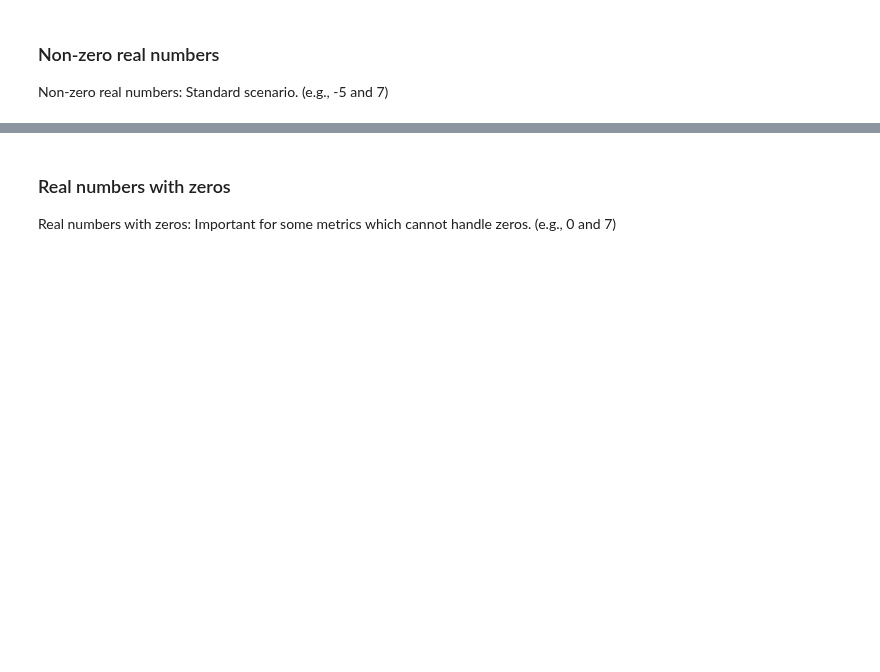
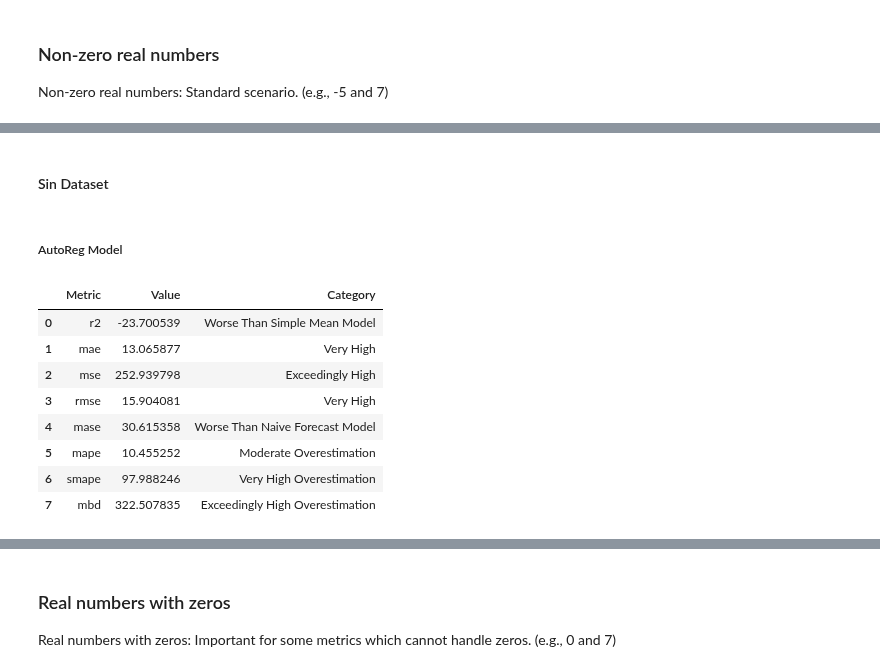
Before and after one commit to ranggakd/DAIly, a Jupyter notebook: ideas/regression_forecasting_metrics/Metrics_Exploration.ipynb, the cells around one changed output, grey strips where cells are left out. Drawn from its saved outputs; the diff is of its cells as text; code cells hidden in the pictures; blank space fills up the shorter version.

```diff
--- a/ideas/regression_forecasting_metrics/Metrics_Exploration.ipynb
+++ b/ideas/regression_forecasting_metrics/Metrics_Exploration.ipynb
@@ -762,0 +828,29 @@ y_cos = np.cos(np.linspace(0, 2 * np.pi, days)) * scale_factor + const
+# %% [markdown]
+#### Sin Dataset
+# %% [markdown]
+##### AutoReg Model
+# %%
+# Splitting the dataset into train and test sets
+train_size = len(sin_series)-30
+train, test = sin_series[:train_size], sin_series[train_size:]
+
+predictions = autoreg_predict(train, test)
+
+# Calculate metrics
+y_max, y_min = train.max(), train.min()
+display_metrics(test, predictions, train, y_max, y_min)
+
+# Visualization using plotly
+# display_forecast_plotly(train, test, predictions)
+# or Save visualization using Plotly as HTML file
+save_forecast_plotly(train, test, predictions, 'plots/num_non-zero_sin_ar.html')
+# %% [output]
+|  | Metric | Value | Category |
+| 0 | r2 | -23.700539 | Worse Than Simple Mean Model |
+| 1 | mae | 13.065877 | Very High |
+| 2 | mse | 252.939798 | Exceedingly High |
+| 3 | rmse | 15.904081 | Very High |
+| 4 | mase | 30.615358 | Worse Than Naive Forecast Model |
+| 5 | mape | 10.455252 | Moderate Overestimation |
+| 6 | smape | 97.988246 | Very High Overestimation |
+| 7 | mbd | 322.507835 | Exceedingly High Overestimation |
```
Also changed, not shown: parts of 11 cells of this notebook, 5 other files.
